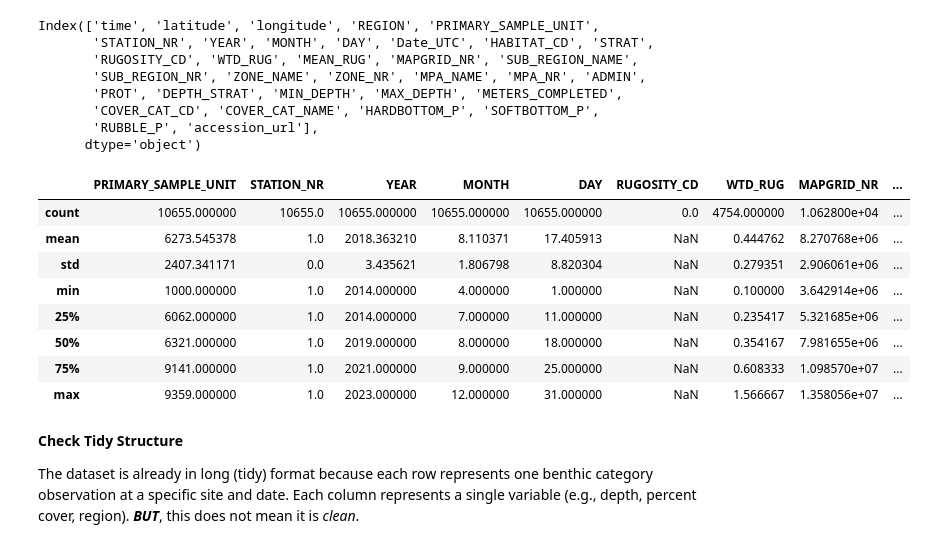
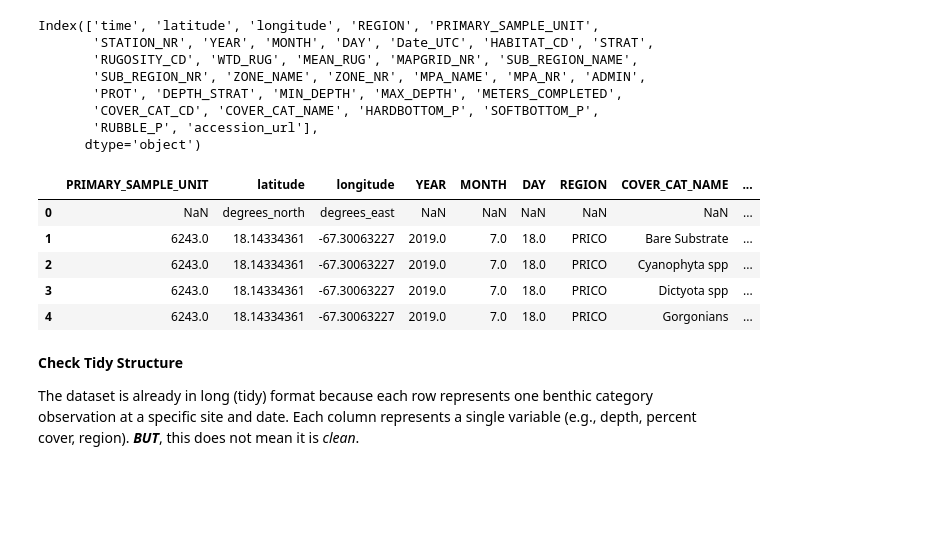
Before and after one commit to kalianchlia7/Group032_WI26, a Jupyter notebook: 01-DataCheckpoint.ipynb, the cells around one changed output. Drawn from its saved outputs; the diff is of its cells as text; code cells hidden in the pictures; blank space fills up the shorter version.

```diff
--- a/01-DataCheckpoint.ipynb
+++ b/01-DataCheckpoint.ipynb
@@ -179,18 +204,29 @@ Index(['time', 'latitude', 'longitude', 'REGION', 'PRIMARY_SAMPLE_UNIT',
        'COVER_CAT_CD', 'COVER_CAT_NAME', 'HARDBOTTOM_P', 'SOFTBOTTOM_P',
        'RUBBLE_P', 'accession_url'],
       dtype='object')
+# %%
+cols_to_keep = [
+    "PRIMARY_SAMPLE_UNIT",
+    "latitude",
+    "longitude",
+    "YEAR",
+    "MONTH",
+    "DAY",
+    "REGION",
+    "COVER_CAT_NAME",
+    "HARDBOTTOM_P"
+]
+
+benthic_PR = benthic_PR[[col for col in cols_to_keep if col in benthic_PR.columns]]
 # %%
-benthic_PR.describe()
+benthic_PR.head()
 # %% [output]
-|  | PRIMARY_SAMPLE_UNIT | STATION_NR | YEAR | MONTH | DAY | RUGOSITY_CD | WTD_RUG | MAPGRID_NR | ... |
-| count | 10655.000000 | 10655.0 | 10655.000000 | 10655.000000 | 10655.000000 | 0.0 | 4754.000000 | 1.062800e+04 | ... |
-| mean | 6273.545378 | 1.0 | 2018.363210 | 8.110371 | 17.405913 | NaN | 0.444762 | 8.270768e+06 | ... |
-| std | 2407.341171 | 0.0 | 3.435621 | 1.806798 | 8.820304 | NaN | 0.279351 | 2.906061e+06 | ... |
-| min | 1000.000000 | 1.0 | 2014.000000 | 4.000000 | 1.000000 | NaN | 0.100000 | 3.642914e+06 | ... |
-| 25% | 6062.000000 | 1.0 | 2014.000000 | 7.000000 | 11.000000 | NaN | 0.235417 | 5.321685e+06 | ... |
-| 50% | 6321.000000 | 1.0 | 2019.000000 | 8.000000 | 18.000000 | NaN | 0.354167 | 7.981655e+06 | ... |
-| 75% | 9141.000000 | 1.0 | 2021.000000 | 9.000000 | 25.000000 | NaN | 0.608333 | 1.098570e+07 | ... |
-| max | 9359.000000 | 1.0 | 2023.000000 | 12.000000 | 31.000000 | NaN | 1.566667 | 1.358056e+07 | ... |
+|  | PRIMARY_SAMPLE_UNIT | latitude | longitude | YEAR | MONTH | DAY | REGION | COVER_CAT_NAME | ... |
+| 0 | NaN | degrees_north | degrees_east | NaN | NaN | NaN | NaN | NaN | ... |
+| 1 | 6243.0 | 18.14334361 | -67.30063227 | 2019.0 | 7.0 | 18.0 | PRICO | Bare Substrate | ... |
+| 2 | 6243.0 | 18.14334361 | -67.30063227 | 2019.0 | 7.0 | 18.0 | PRICO | Cyanophyta spp | ... |
+| 3 | 6243.0 | 18.14334361 | -67.30063227 | 2019.0 | 7.0 | 18.0 | PRICO | Dictyota spp | ... |
+| 4 | 6243.0 | 18.14334361 | -67.30063227 | 2019.0 | 7.0 | 18.0 | PRICO | Gorgonians | ... |
 # %% [markdown]
 **Check Tidy Structure**
 
```
Also changed, not shown: parts of 25 cells of this notebook.
